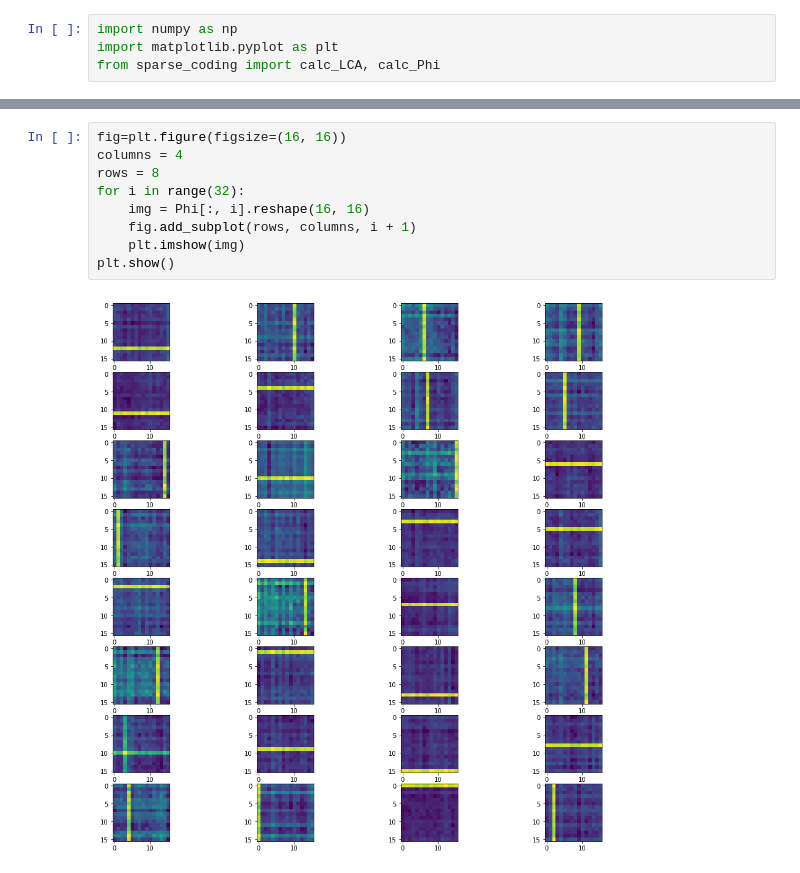
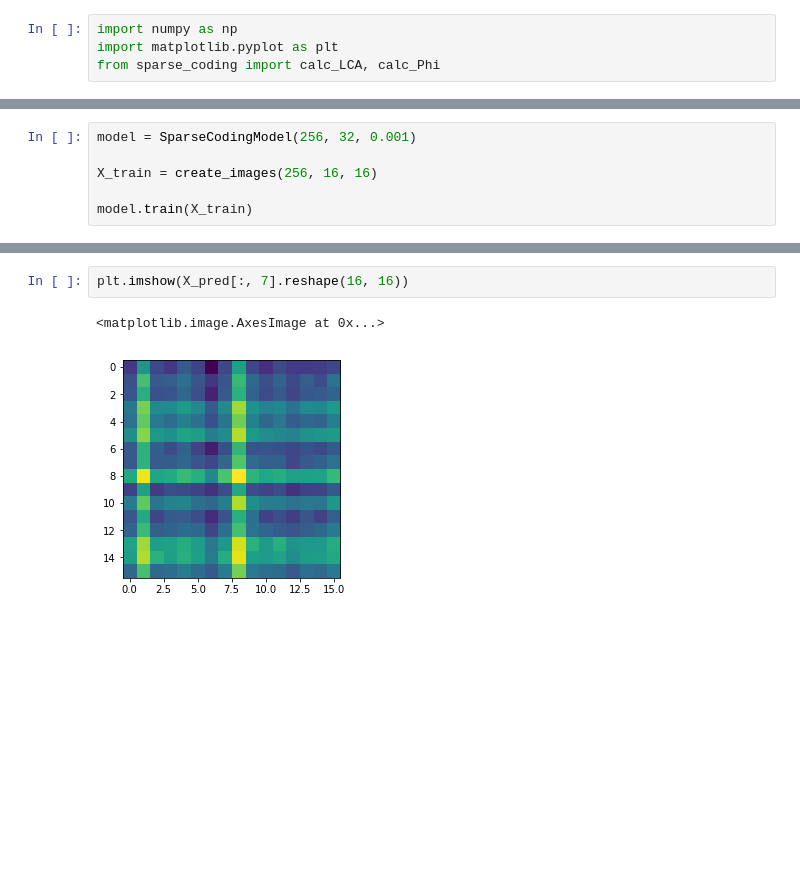
Before and after one commit to saarangp/dreammachines, a Jupyter notebook: sparse_coding_test.ipynb, the cells around one changed output, grey strips where cells are left out. Cells and saved outputs as stored; diff of their text form; blank space fills up the shorter version.

```diff
--- a/sparse_coding_test.ipynb
+++ b/sparse_coding_test.ipynb
@@ -22,0 +31,6 @@ X_sparse = create_images(256, 16, 16)
+# %%
+model = SparseCodingModel(256, 32, 0.001)
+
+X_train = create_images(256, 16, 16)
+
+model.train(X_train)
@@ -51,11 +66,5 @@ Phi = calc_Phi(X_sparse, 32)
-# %%
-fig=plt.figure(figsize=(16, 16))
-columns = 4
-rows = 8
-for i in range(32):
-    img = Phi[:, i].reshape(16, 16)
-    fig.add_subplot(rows, columns, i + 1)
-    plt.imshow(img)
-plt.show()
-# %% [output]
-[figure, removed]
+# %%
+plt.imshow(X_pred[:, 7].reshape(16, 16))
+# %% [output]
+<matplotlib.image.AxesImage at 0x...>
+[figure, added]
```
Also changed, not shown: parts of 16 cells of this notebook, 1 other file.
